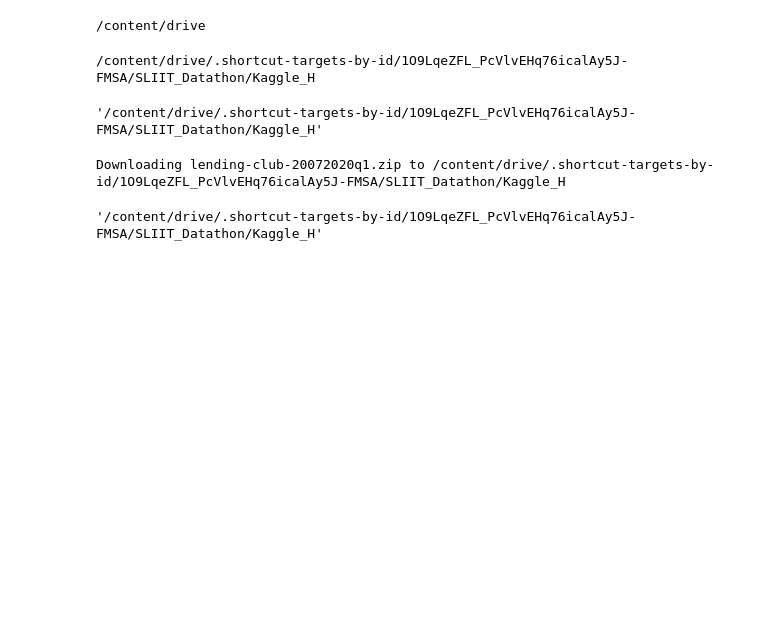
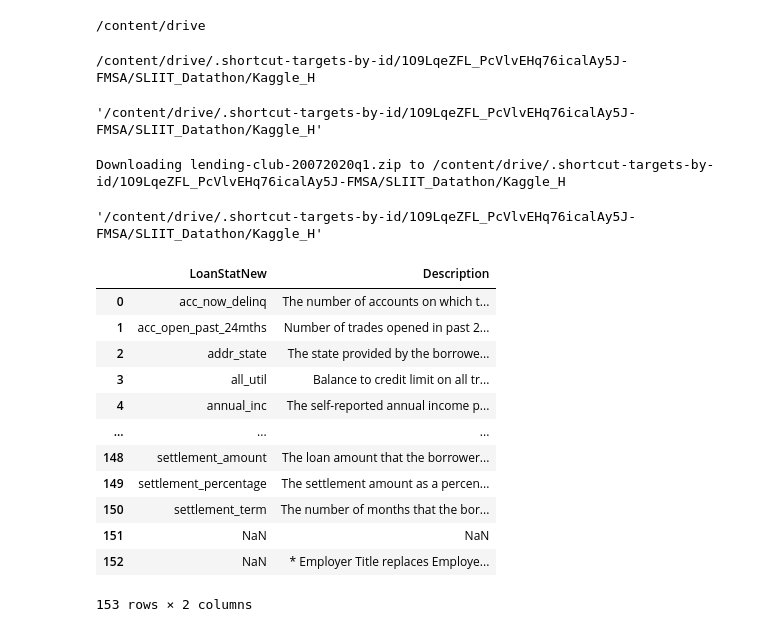
Before and after one commit to hansa31/Datathon2022, a Jupyter notebook: DatathonHansa.ipynb, the cells around one changed output. Cells and saved outputs as stored; diff of their text form; code cells hidden in the pictures; blank space fills up the shorter version.

```diff
--- a/DatathonHansa.ipynb
+++ b/DatathonHansa.ipynb
@@ -41 +48,19 @@ import numpy as np
+# %%
+# get the description of the data sets
+des_dic = pd.read_excel('/content/drive/MyDrive/SLIIT_Datathon/Data/LCDataDictionary.xlsx')
+des_dic
+# %% [output]
+|  | LoanStatNew | Description |
+| 0 | acc_now_delinq | The number of accounts on which t... |
+| 1 | acc_open_past_24mths | Number of trades opened in past 2... |
+| 2 | addr_state | The state provided by the borrowe... |
+| 3 | all_util | Balance to credit limit on all tr... |
+| 4 | annual_inc | The self-reported annual income p... |
+| ... | ... | ... |
+| 148 | settlement_amount | The loan amount that the borrower... |
+| 149 | settlement_percentage | The settlement amount as a percen... |
+| 150 | settlement_term | The number of months that the bor... |
+| 151 | NaN | NaN |
+| 152 | NaN | * Employer Title replaces Employe... |
+153 rows × 2 columns
 # %%
```
Also changed, not shown: parts of 12 cells of this notebook.
